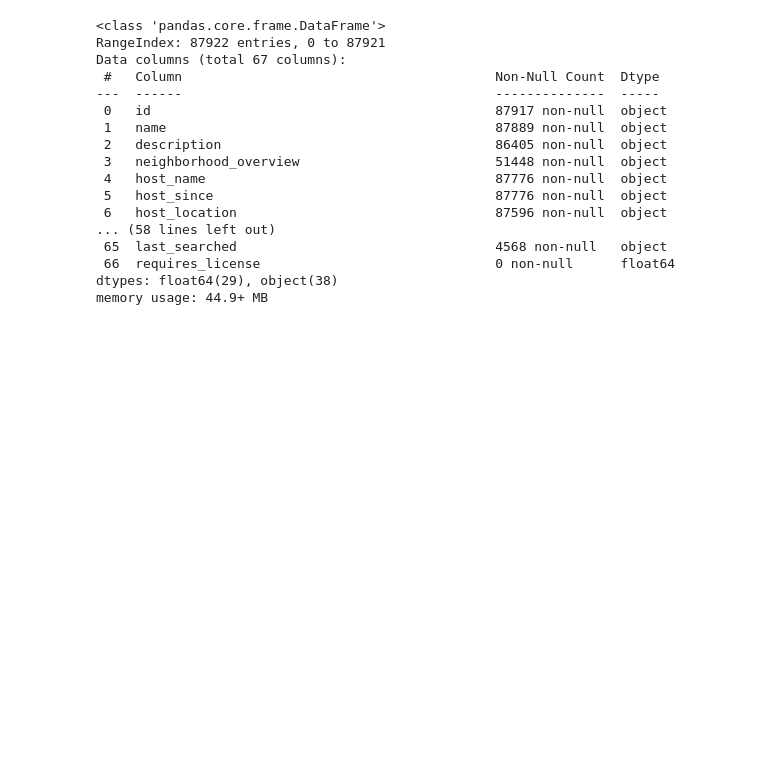
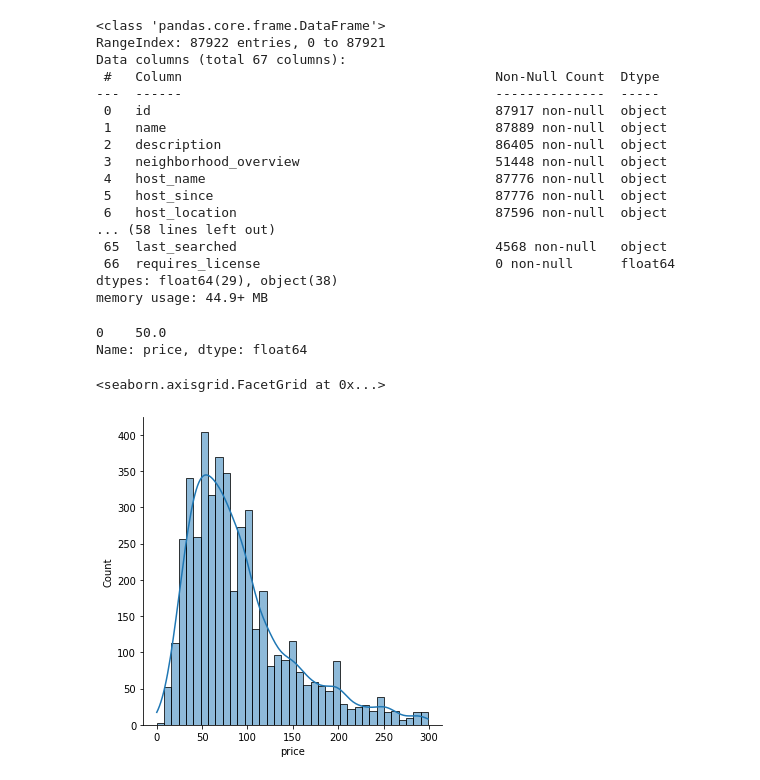
Before and after one commit to Pomilusky/KaggleCompeti, a Jupyter notebook: Code/Breef_Study.ipynb, the cells around one changed output. Drawn from its saved outputs; the diff is of its cells as text; code cells hidden in the pictures; blank space fills up the shorter version.

```diff
--- a/Code/Breef_Study.ipynb
+++ b/Code/Breef_Study.ipynb
@@ -130,3 +138,17 @@ Data columns (total 67 columns):
  66  requires_license                              0 non-null      float64
 dtypes: float64(29), object(38)
 memory usage: 44.9+ MB
+# %%
+df_sample_lowp = df_sample[df_sample.price < 1000] # Let's take just the lower prices to observe the distribution
+df_sample_highp = df_sample[df_sample.price > 1000]
+df_sample_vlowp = df_sample[df_sample.price < 300]
+# %%
+df_sample_vlowp.price.mode()
+# %% [output]
+0    50.0
+Name: price, dtype: float64
+# %%
+sns.displot(data=df_sample_vlowp, x='price', kind='hist',kde=True)
+# %% [output]
+<seaborn.axisgrid.FacetGrid at 0x...>
+[figure, added]
```
Also changed, not shown: parts of 12 cells of this notebook, 1 other file.
